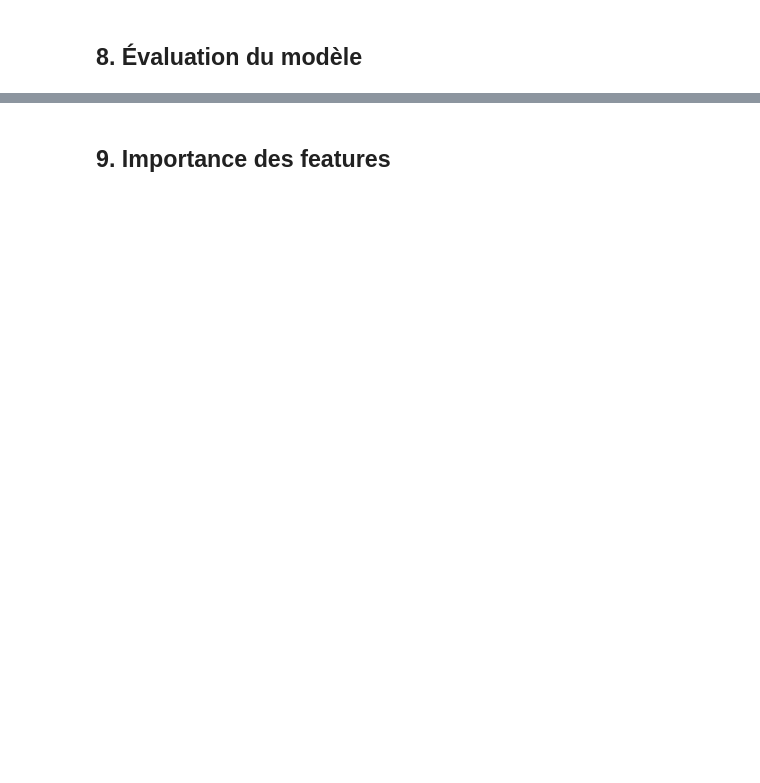
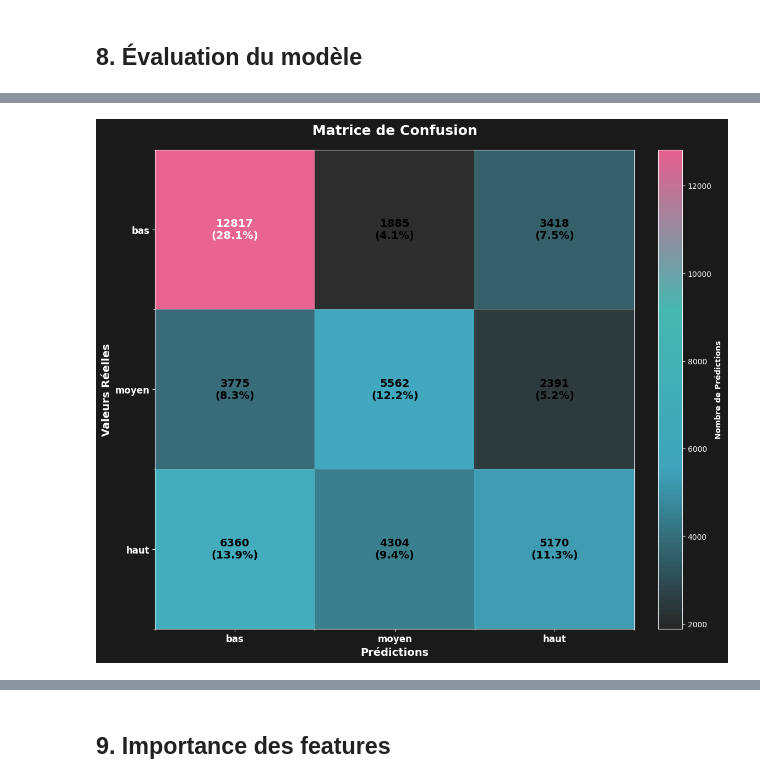
Before and after one commit to laurentf/itadaki-ML, a Jupyter notebook: calorie_prediction_notebook.ipynb, the cells around one changed output, grey strips where cells are left out. Drawn from its saved outputs; the diff is of its cells as text; code cells hidden in the pictures; blank space fills up the shorter version.

```diff
--- a/calorie_prediction_notebook.ipynb
+++ b/calorie_prediction_notebook.ipynb
@@ -226,6 +388,12 @@ winter squash mexican seasoning mixed spice honey butter olive oil salt make a c
 # %% [markdown]
 ## 6. Vectorisation TF-IDF et préparation des données
 # %%
+# LabelEncoder pour les classes, et en plus ça garantit l'ordre des classes
+le = LabelEncoder()
+le.fit(['bas', 'moyen', 'haut'])
+
+y_encoded = le.transform(df['calorie_level'])
+
 # Paramètres TF-IDF optimisés
 tfidf = TfidfVectorizer(
     max_features=5000,  # Limiter le nombre de features
@@ -236,14 +404,12 @@ tfidf = TfidfVectorizer(
 )
 
 # Vectoriser le texte
-
-# X_tfidf = tfidf.fit_transform(df['combined_text'])
 X_tfidf = tfidf.fit_transform(df['ingredients_cleaned'])
 print(f"Forme de la matrice TF-IDF: {X_tfidf.shape}")
 
 # Préparer les variables
 X = X_tfidf
-y = df['calorie_level']
+y = y_encoded
 
 # Division des données
 X_train, X_test, y_train, y_test = train_test_split(
@@ -253,5 +419,8 @@ X_train, X_test, y_train, y_test = train_test_split(
 print(f"Taille du jeu d'entraînement: {X_train.shape[0]}")
 print(f"Taille du jeu de test: {X_test.shape[0]}")
 print(f"\nDistribution dans le jeu d'entraînement:")
-print(y_train.value_counts())
+for i, classe in enumerate(le.classes_):
+    count = (y_train == i).sum()
+    percentage = (y_train == i).mean() * 100
+    print(f"{classe}: {count:,} ({percentage:.1f}%)")
 # %% [output]
@@ -336,0 +501,75 @@ print(f"Score moyen: {cv_scores.mean():.4f} (+/- {cv_scores.std() * 2:.4f})")
+# %%
+# Prédictions
+y_pred_train = best_rf.predict(X_train)
+y_pred_test = best_rf.predict(X_test)
+
+# Scores d'accuracy
+train_accuracy = accuracy_score(y_train, y_pred_train)
+test_accuracy = accuracy_score(y_test, y_pred_test)
+
+print(f"Accuracy d'entraînement: {train_accuracy:.4f}")
+print(f"Accuracy de test: {test_accuracy:.4f}")
+
+# Rapport de classification
+print("\nRapport de classification (jeu de test):")
+print(classification_report(y_test, y_pred_test, target_names=['bas', 'moyen', 'haut']))
+
+# Matrice de confusion harmonisée
+fig, ax = plt.subplots(figsize=(12, 10))
+fig.patch.set_facecolor('#1a1a1a')
+ax.set_facecolor('#2d2d2d')
+
+cm = confusion_matrix(y_test, y_pred_test)
+
+# Créer un heatmap personnalisé avec des couleurs harmonisées
+# Utiliser une palette dégradée du thème
+import matplotlib.colors as mcolors
+
+# Créer une colormap personnalisée
+colors = ['#2d2d2d', '#45B7D1', '#4ECDC4', '#FF6B9D']
+n_bins = 100
+cmap = mcolors.LinearSegmentedColormap.from_list('custom', colors, N=n_bins)
+
+# Heatmap avec style personnalisé
+im = ax.imshow(cm, interpolation='nearest', cmap=cmap, alpha=0.9)
+
+# Annotations avec style
+for i in range(cm.shape[0]):
+    for j in range(cm.shape[1]):
+        text_color = 'white' if cm[i, j] > cm.max() / 2 else 'black'
+        ax.text(j, i, f'{cm[i, j]}\n({cm[i, j]/cm.sum()*100:.1f}%)',
+                ha='center', va='center', fontweight='bold',
+                color=text_color, fontsize=14)
+
+# Labels harmonisés
+class_names = ['bas', 'moyen', 'haut']
+ax.set_xticks(range(len(class_names)))
+ax.set_yticks(range(len(class_names)))
+ax.set_xticklabels(class_names, fontsize=12, color='white', fontweight='bold')
+ax.set_yticklabels(class_names, fontsize=12, color='white', fontweight='bold')
+
+# Titres et labels
+ax.set_title('Matrice de Confusion', fontsize=18, fontweight='bold',
+             color='white', pad=20)
+ax.set_xlabel('Prédictions', fontsize=14, fontweight='bold', color='white')
+ax.set_ylabel('Valeurs Réelles', fontsize=14, fontweight='bold', color='white')
+
+# Colorbar harmonisée
+cbar = plt.colorbar(im, ax=ax, fraction=0.046, pad=0.04)
+cbar.ax.yaxis.set_tick_params(color='white')
+cbar.ax.tick_params(labelcolor='white')
+cbar.set_label('Nombre de Prédictions', color='white', fontweight='bold')
+
+# Grille subtile
+ax.set_xticks(np.arange(len(class_names) + 1) - 0.5, minor=True)
+ax.set_yticks(np.arange(len(class_names) + 1) - 0.5, minor=True)
+ax.grid(which='minor', color='white', linestyle='-', linewidth=0.5, alpha=0.3)
+
+plt.tight_layout()
+plt.show()
+
+# Validation croisée
+cv_scores = cross_val_score(best_rf, X_train, y_train, cv=5, scoring='accuracy')
+print(f"\nScores de validation croisée: {cv_scores}")
+print(f"Score moyen: {cv_scores.mean():.4f} (+/- {cv_scores.std() * 2:.4f})")
+# %% [output]
@@ -336,0 +589 @@ print(f"Score moyen: {cv_scores.mean():.4f} (+/- {cv_scores.std() * 2:.4f})")
+[figure, added]
```
Also changed, not shown: parts of 21 cells of this notebook, 3 other files.
